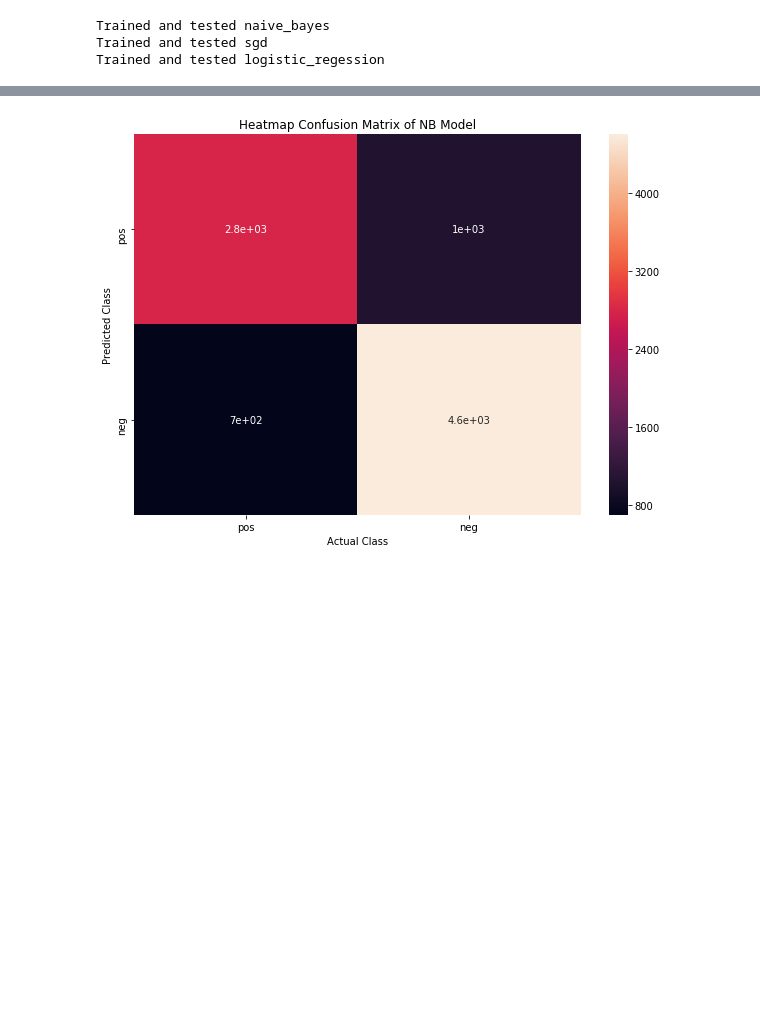
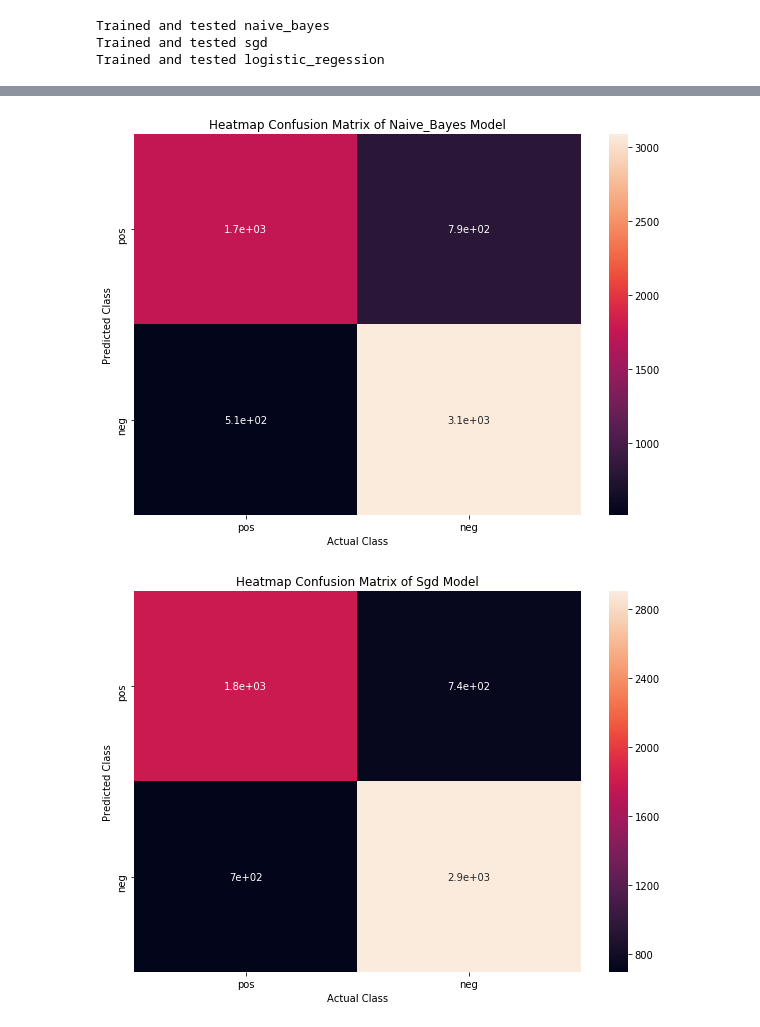
Before and after one commit to sjmiller8182/Rotten-Tomatoes-Analysis, a Jupyter notebook: Review Analysis.ipynb, the cells around one changed output, grey strips where cells are left out. Saved outputs shown, nothing was run; the diff lists cells and outputs as text; code cells hidden in the pictures; blank space fills up the shorter version.

Commit message:
add confusion matricies for untuned models

```diff
--- a/Review Analysis.ipynb
+++ b/Review Analysis.ipynb
@@ -452,17 +452,23 @@ m_data = m_data[(m_data['pos_neg'] == 'neg') | (m_data['pos_neg'] == 'pos')]
 from sklearn.model_selection import train_test_split
 from sklearn.feature_extraction.text import CountVectorizer
 
-X_train, X_test, y_train, y_test = train_test_split(m_data['review_pp'],
-                                                    m_data['pos_neg'],
-                                                    random_state=49,
-                                                    test_size = 0.33,
-                                                    shuffle = True)
+X_train_val, X_test, y_train_val, y_test = train_test_split(m_data['review_pp'],
+                                                            m_data['pos_neg'],
+                                                            random_state=49,
+                                                            test_size = 0.33,
+                                                            shuffle = True)
+X_train, X_validate, y_train, y_validate = train_test_split(X_train_val,
+                                                            y_train_val,
+                                                            random_state=49,
+                                                            test_size = 0.33,
+                                                            shuffle = True)
 # vectorize reviews
 count_vec = CountVectorizer()
 training_data = count_vec.fit_transform(X_train)
+validation_data = count_vec.transform(X_validate)
 testing_data = count_vec.transform(X_test)
 
-#from sklearn.feature_extraction.text import TfidfTransformer
-#tfidf_transformer = TfidfTransformer()
-#X_train_tfidf = tfidf_transformer.fit_transform(training_data)
-#X_test_tfidf = tfidf_transformer.fit_transform(testing_data)
+from sklearn.feature_extraction.text import TfidfTransformer
+tfidf_transformer = TfidfTransformer()
+X_train_tfidf = tfidf_transformer.fit_transform(training_data)
+X_test_tfidf = tfidf_transformer.fit_transform(testing_data)
@@ -513,7 +498,7 @@ for model in models.keys():
     t0 = time.time()
     models[model].fit(training_data, y_train)
     t1 = time.time()
-    predictions[model] = models[model].predict(testing_data)
+    predictions[model] = models[model].predict(validation_data)
     t2 = time.time()
     t[model] = {'train': t1-t0, 'test': t2-t1}
     print('Trained and tested ' + model)
@@ -554,11 +542,13 @@ Training Time: 0.29 s; Testing time: 0.00 s
 # %%
-array = confusion_matrix(y_test, predictions['naive_bayes'])
-df_cm = pd.DataFrame(array, index = [i for i in ['pos','neg']],
-                  columns = [i for i in ['pos','neg']])
-plt.figure(figsize = (10,7))
-sns.heatmap(df_cm, annot=True);
-plt.ylabel('Predicted Class');
-plt.xlabel('Actual Class');
-plt.title('Heatmap Confusion Matrix of NB Model');
+for m in models.keys():
+    array = confusion_matrix(y_validate, predictions[m])
+    df_cm = pd.DataFrame(array, index = [i for i in ['pos','neg']],
+                      columns = [i for i in ['pos','neg']])
+    plt.figure(figsize = (10,7))
+    sns.heatmap(df_cm, annot=True);
+    plt.ylabel('Predicted Class');
+    plt.xlabel('Actual Class');
+    plt.title('Heatmap Confusion Matrix of ' + str(m).title() + ' Model');
 # %% [output]
-[figure, old version]
+[figure, new version]
+[figure, added]
```
Also changed, not shown: parts of 3 cells of this notebook.
